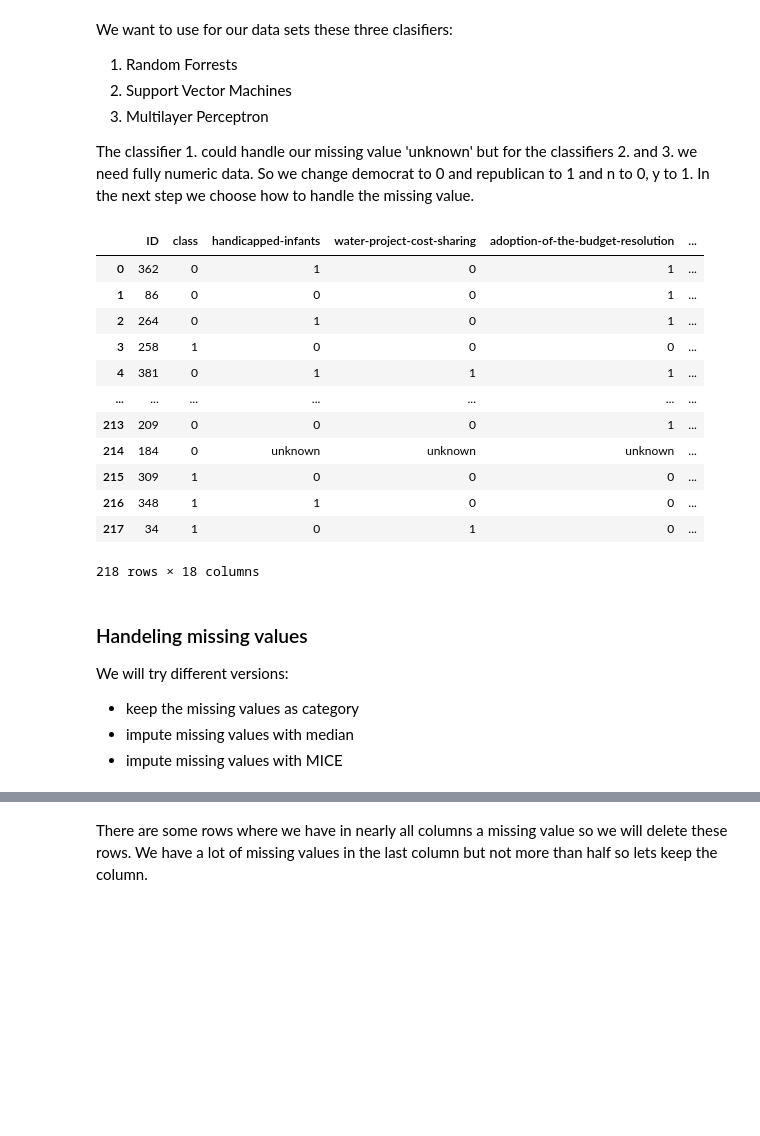
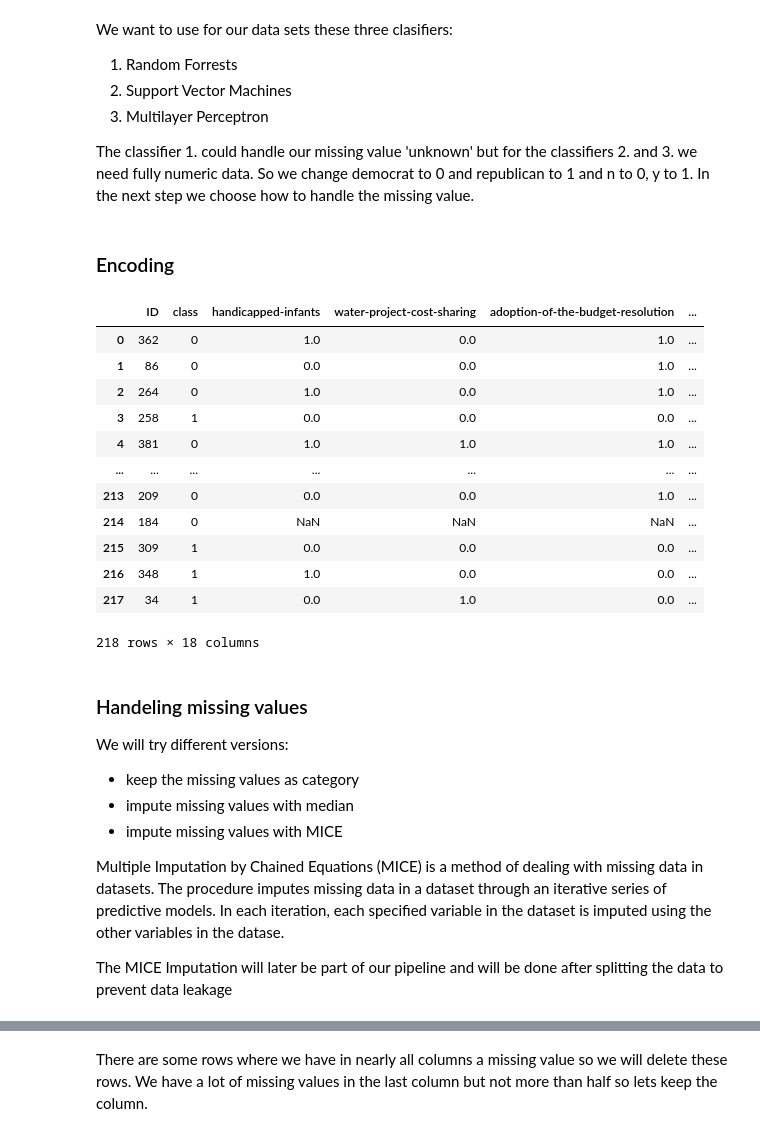
Before and after one commit to claraelisabeth/MachineLearning, a Jupyter notebook: congressional_voting.ipynb, the cells around one changed output, grey strips where cells are left out. Drawn from its saved outputs; the diff is of its cells as text; code cells hidden in the pictures; blank space fills up the shorter version.

Commit message:
voting with pipeline

```diff
--- a/congressional_voting.ipynb
+++ b/congressional_voting.ipynb
@@ -215,15 +219,3 @@ plt.show()
 ... (5 outputs left out)
 # %% [markdown]
 From the contingency tables we can get a grasp which attributes might indicate the best how an answer to a specific question could predict the class of the voter. For example adoption-of-the-budget-resolution was highly answered with "no" by republicans and "yes" by democrats while physician-fee-freeze was highly answered with "no" by democrats and "yes by republicans. Some questions are nearly balanced out and are harder to determine if the voter is going to vote democrat or republican. E.g. synfuels-crporation-cutback.
-# %%
-# try different holdout splits
-
-def create_test_train(df, split):
-
-    X_voting = df.drop(['ID', 'class'], axis=1)
-    y_voting = df['class']
-
-    return train_test_split(X_voting, y_voting, random_state=104, test_size=split, shuffle=True, stratify=y_voting)
-
-create_test_train(df_voting, 0.2)
-create_test_train(df_voting, 0.25)
@@ -258,32 +234,37 @@ We want to use for our data sets these three clasifiers:
 3. Multilayer Perceptron
 
 The classifier 1. could handle our missing value 'unknown' but for the classifiers 2. and 3. we need fully numeric data. So we change democrat to 0 and republican to 1 and n to 0, y to 1. In the next step we choose how to handle the missing value.
+# %% [markdown]
+### Encoding
 # %%
-df_voting = df_voting.replace("democrat", 0).replace("republican", 1)
-df_voting = df_voting.replace("n", 0).replace("y", 1)
+df_voting = df_voting.replace("democrat", 0).replace("republican", 1). replace("n", 0).replace("y", 1).replace("unknown", np.nan)
 
 display(df_voting)
 # %% [output]
 |  | ID | class | handicapped-infants | water-project-cost-sharing | adoption-of-the-budget-resolution | ... |
-| 0 | 362 | 0 | 1 | 0 | 1 | ... |
-| 1 | 86 | 0 | 0 | 0 | 1 | ... |
-| 2 | 264 | 0 | 1 | 0 | 1 | ... |
-| 3 | 258 | 1 | 0 | 0 | 0 | ... |
-| 4 | 381 | 0 | 1 | 1 | 1 | ... |
+| 0 | 362 | 0 | 1.0 | 0.0 | 1.0 | ... |
+| 1 | 86 | 0 | 0.0 | 0.0 | 1.0 | ... |
+| 2 | 264 | 0 | 1.0 | 0.0 | 1.0 | ... |
+| 3 | 258 | 1 | 0.0 | 0.0 | 0.0 | ... |
+| 4 | 381 | 0 | 1.0 | 1.0 | 1.0 | ... |
 | ... | ... | ... | ... | ... | ... | ... |
-| 213 | 209 | 0 | 0 | 0 | 1 | ... |
-| 214 | 184 | 0 | unknown | unknown | unknown | ... |
-| 215 | 309 | 1 | 0 | 0 | 0 | ... |
-| 216 | 348 | 1 | 1 | 0 | 0 | ... |
-| 217 | 34 | 1 | 0 | 1 | 0 | ... |
+| 213 | 209 | 0 | 0.0 | 0.0 | 1.0 | ... |
+| 214 | 184 | 0 | NaN | NaN | NaN | ... |
+| 215 | 309 | 1 | 0.0 | 0.0 | 0.0 | ... |
+| 216 | 348 | 1 | 1.0 | 0.0 | 0.0 | ... |
+| 217 | 34 | 1 | 0.0 | 1.0 | 0.0 | ... |
 218 rows × 18 columns
-# %% [markdown]
-
-### Handeling missing values
-
-We will try different versions:
-
-- keep the missing values as category
-- impute missing values with median
-- impute missing values with MICE
+# %% [markdown]
+
+### Handeling missing values
+
+We will try different versions:
+
+- keep the missing values as category
+- impute missing values with median
+- impute missing values with MICE
+
+Multiple Imputation by Chained Equations (MICE) is a method of dealing with missing data in datasets. The procedure imputes missing data in a dataset through an iterative series of predictive models. In each iteration, each specified variable in the dataset is imputed using the other variables in the datase.
+
+The MICE Imputation will later be part of our pipeline and will be done after splitting the data to prevent data leakage
 # %%
```
Also changed, not shown: parts of 69 cells of this notebook.
